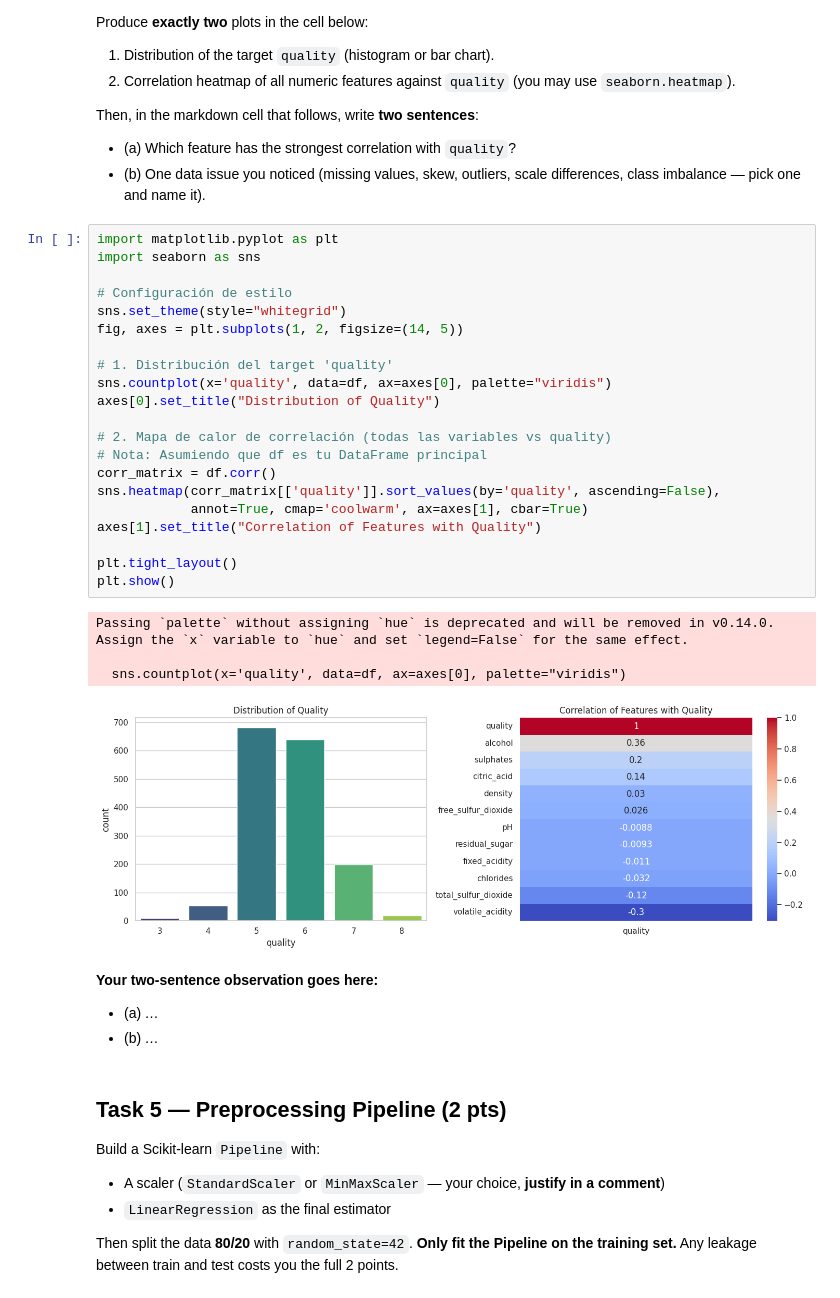
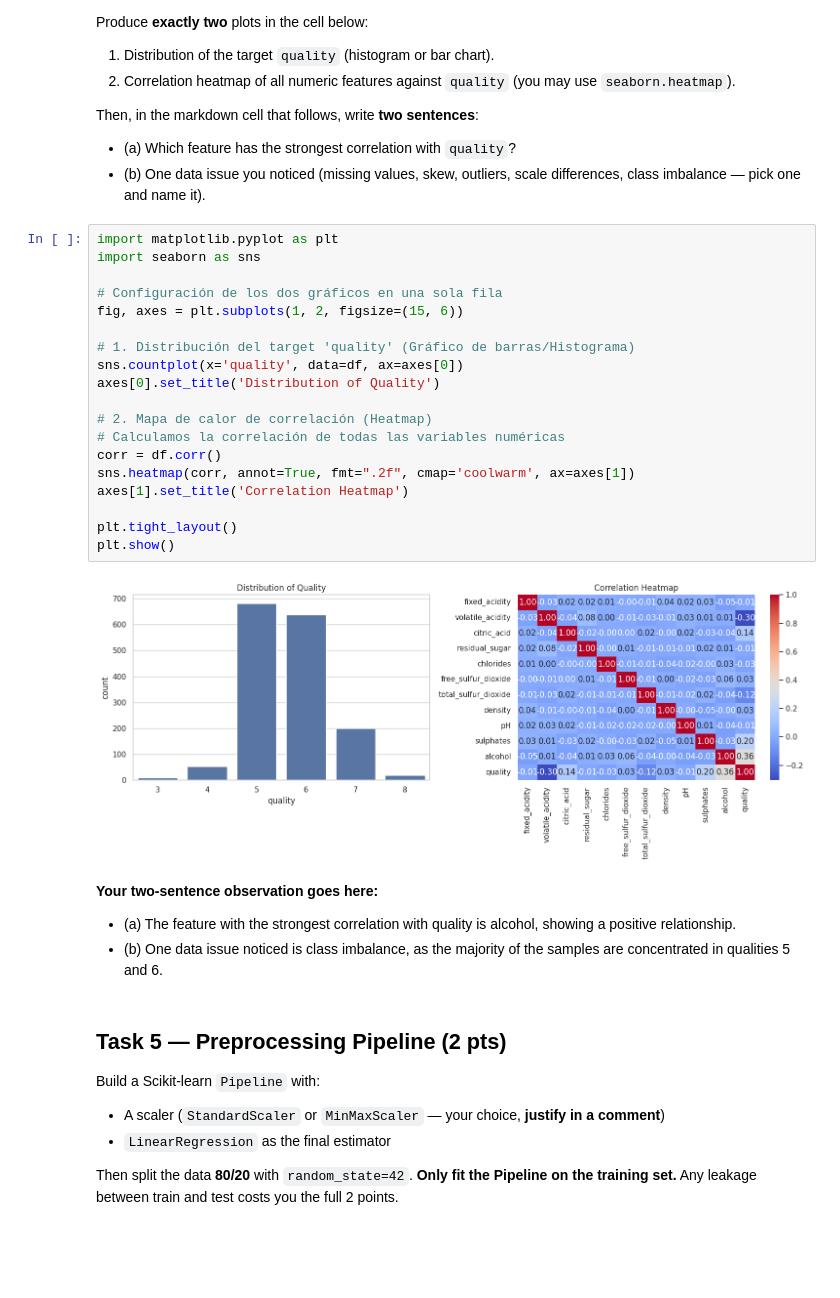
Before and after one commit to Gonza2000/Machine-Learning-6-SIN-A-Mar-Jul-2026, a Jupyter notebook: notebooks/exam.ipynb, the cells around one changed output. Drawn from its saved outputs; the diff is of its cells as text; blank space fills up the shorter version.

```diff
--- a/notebooks/exam.ipynb
+++ b/notebooks/exam.ipynb
@@ -138,34 +138,29 @@ Then, in the markdown cell that follows, write **two sentences**:
 # %%
 import matplotlib.pyplot as plt
 import seaborn as sns
 
-# Configuración de estilo
-sns.set_theme(style="whitegrid")
-fig, axes = plt.subplots(1, 2, figsize=(14, 5))
+# Configuración de los dos gráficos en una sola fila
+fig, axes = plt.subplots(1, 2, figsize=(15, 6))
 
-# 1. Distribución del target 'quality'
-sns.countplot(x='quality', data=df, ax=axes[0], palette="viridis")
-axes[0].set_title("Distribution of Quality")
+# 1. Distribución del target 'quality' (Gráfico de barras/Histograma)
+sns.countplot(x='quality', data=df, ax=axes[0])
+axes[0].set_title('Distribution of Quality')
 
-# 2. Mapa de calor de correlación (todas las variables vs quality)
-# Nota: Asumiendo que df es tu DataFrame principal
-corr_matrix = df.corr()
-sns.heatmap(corr_matrix[['quality']].sort_values(by='quality', ascending=False),
-            annot=True, cmap='coolwarm', ax=axes[1], cbar=True)
-axes[1].set_title("Correlation of Features with Quality")
+# 2. Mapa de calor de correlación (Heatmap)
+# Calculamos la correlación de todas las variables numéricas
+corr = df.corr()
+sns.heatmap(corr, annot=True, fmt=".2f", cmap='coolwarm', ax=axes[1])
+axes[1].set_title('Correlation Heatmap')
 
 plt.tight_layout()
 plt.show()
 # %% [output]
-Passing `palette` without assigning `hue` is deprecated and will be removed in v0.14.0. Assign the `x` variable to `hue` and set `legend=False` for the same effect.
-
-  sns.countplot(x='quality', data=df, ax=axes[0], palette="viridis")
-[figure, old version]
+[figure, new version]
 # %% [markdown]
 **Your two-sentence observation goes here:**
 
-- (a) *…*
-- (b) *…*
+- (a) The feature with the strongest correlation with quality is alcohol, showing a positive relationship.
+- (b) One data issue noticed is class imbalance, as the majority of the samples are concentrated in qualities 5 and 6.
 # %% [markdown]
 ## Task 5 — Preprocessing Pipeline (2 pts)
 
```
Also changed, not shown: parts of 6 cells of this notebook.
